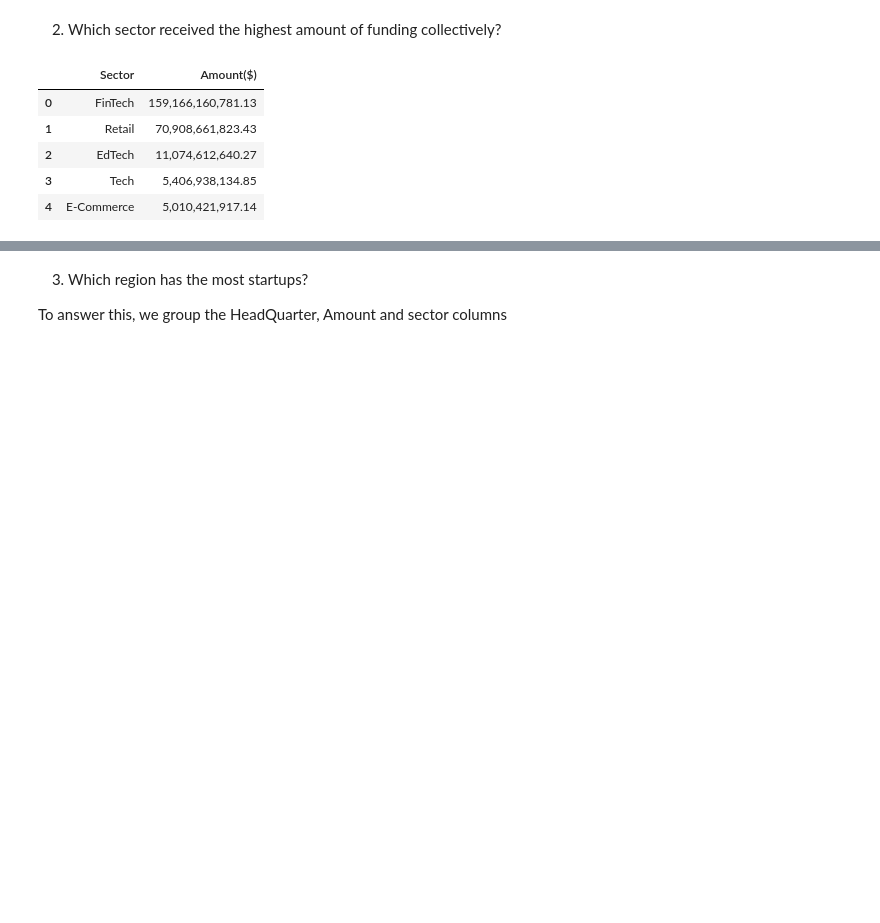
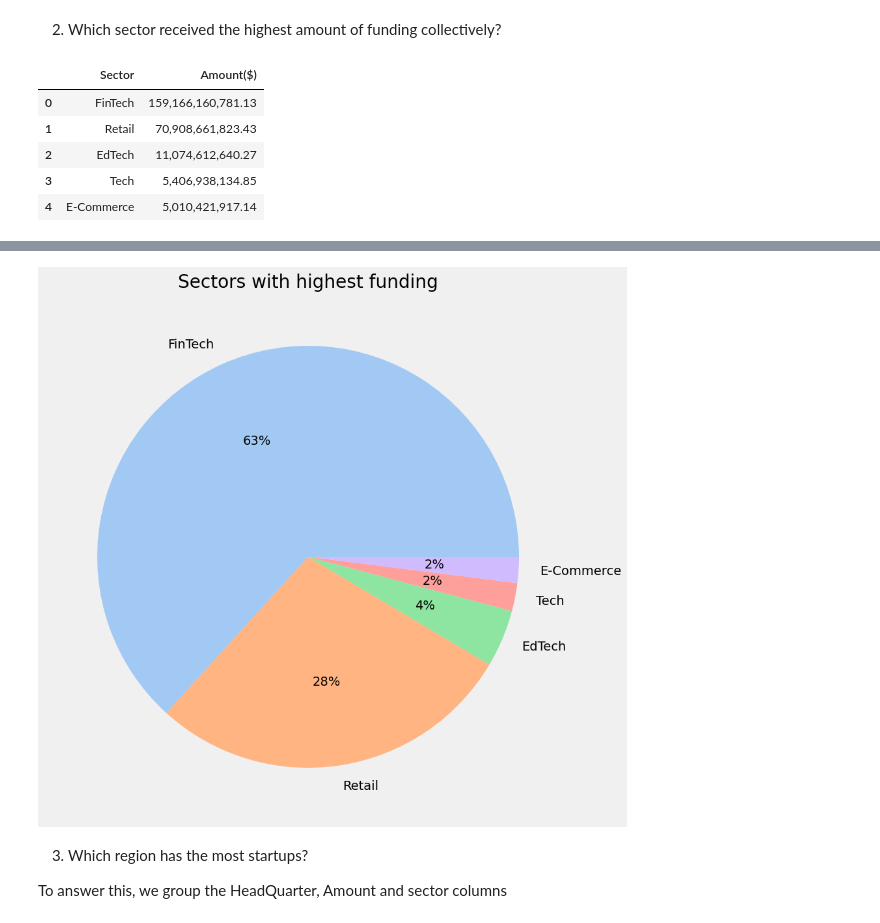
Before and after one commit to Azie88/Beginner-Data-Analysis, a Jupyter notebook: Project_notebook.ipynb, the cells around one changed output, grey strips where cells are left out. Cells and saved outputs as stored; diff of their text form; code cells hidden in the pictures; blank space fills up the shorter version.

```diff
--- a/Project_notebook.ipynb
+++ b/Project_notebook.ipynb
@@ -1849,3 +1864,17 @@ plt.show()
+# %%
+# Lets present this information on a pie chart to see the differences
+
+#define Seaborn color palette to use
+colors = sns.color_palette('pastel')[0:5]
+
+#create pie chart
+plt.figure(figsize=(12,10))
+plt.title("Sectors with highest funding")
+plt.style.use("fivethirtyeight")
+plt.pie(q2['Amount($)'].iloc[:5], labels = q2['Sector'].iloc[:5], colors = colors, autopct='%.0f%%')
+plt.show()
+# %% [output]
+[figure, added]
 # %% [markdown]
 3. Which region has the most startups?
 
```
Also changed, not shown: parts of 23 cells of this notebook.
